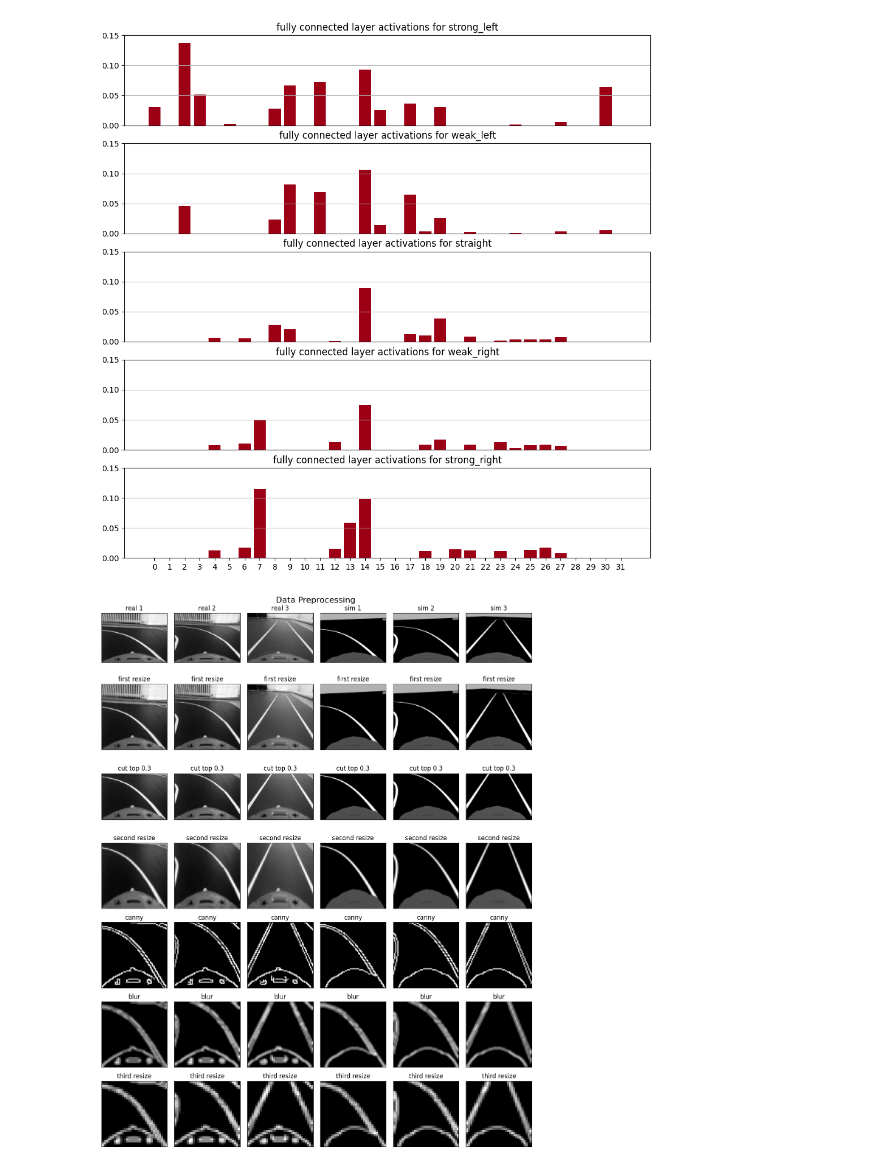
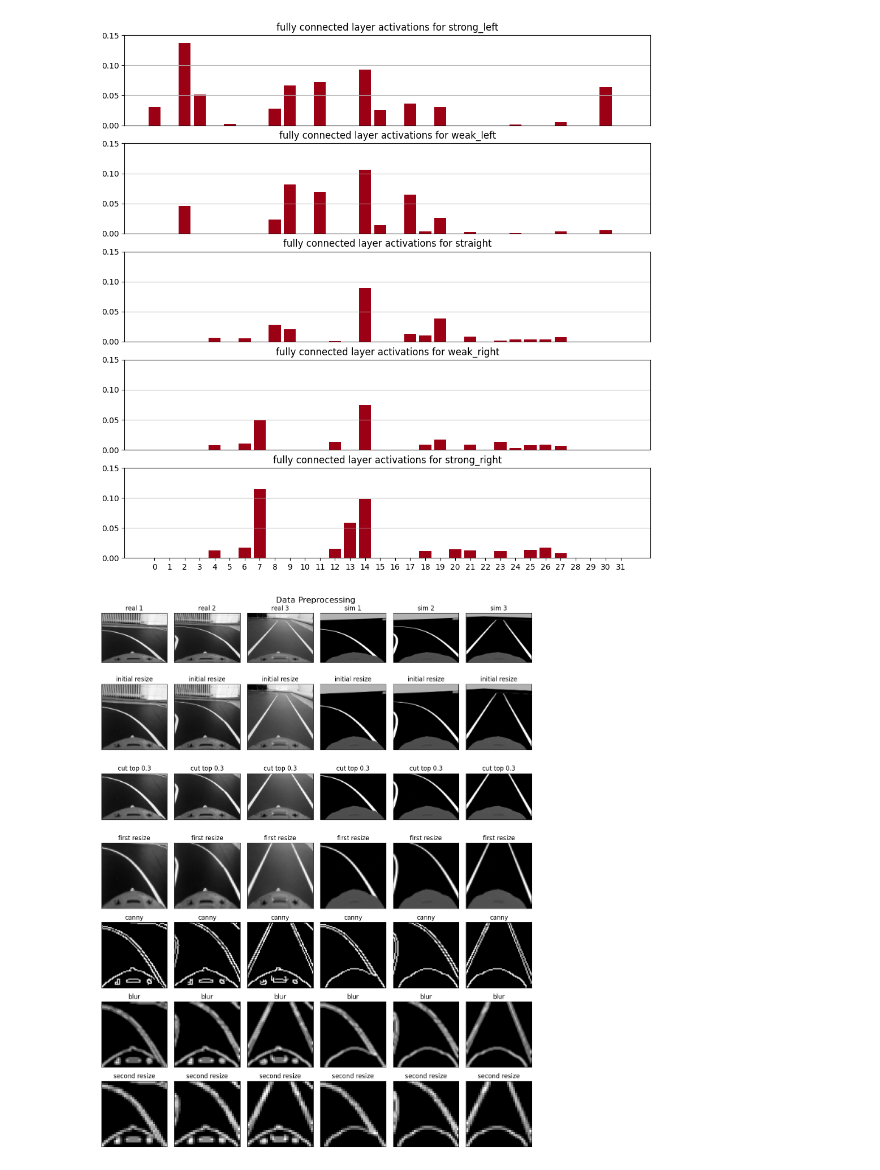
Before and after one commit to matgrand/bfmc_2022, a Jupyter notebook: thesis_images.ipynb, the cells around one changed output. Saved outputs shown, nothing was run; the diff lists cells and outputs as text; code cells hidden in the pictures.

```diff
--- a/thesis_images.ipynb
+++ b/thesis_images.ipynb
@@ -7,8 +7,8 @@ import matplotlib.pyplot as plt
 from class_and_functions_for_combinations import *
 
 
-def save_fig(name, fig):
-    fig.savefig(f'thesis_figures/{name}.eps', format='eps', dpi=10000)#, bbox_inches='tight')
+def save_fig(name, fig, dpi=2000):
+    fig.savefig(f'thesis_figures/{name}.eps', format='eps', dpi=dpi)#, bbox_inches='tight')
 
 #define standard matplotlib colors
 C1 = (155/255, 0/255 ,20/255)
@@ -709,7 +709,7 @@ for i, img in enumerate(imgs):
     ax[1,i].imshow(img, cmap='gray')
     ax[1,i].set_xticks([])
     ax[1,i].set_yticks([])
-    ax[1,i].set_title(f'first resize')
+    ax[1,i].set_title(f'initial resize')
     imgs[i] = img
 
 #CUT TOP PART
@@ -728,37 +728,40 @@ for i, img in enumerate(imgs):
     ax[3,i].imshow(img, cmap='gray')
     ax[3,i].set_xticks([])
     ax[3,i].set_yticks([])
-    ax[3,i].set_title(f'second resize')
+    ax[3,i].set_title(f'first resize')
     imgs[i] = img
 
 #CANNY
 for i, img in enumerate(imgs):
     img = cv.Canny(img, 100, 200)
     ax[4,i].imshow(img, cmap='gray')
     ax[4,i].set_xticks([])
     ax[4,i].set_yticks([])
     ax[4,i].set_title(f'canny')
     imgs[i] = img
 
 #BLUR
 for i, img in enumerate(imgs):
     img = cv.blur(img, (3,3), 0)
     ax[5,i].imshow(img, cmap='gray')
     ax[5,i].set_xticks([])
     ax[5,i].set_yticks([])
     ax[5,i].set_title(f'blur')
     imgs[i] = img
 
 #THIRD RESIZE
 for i, img in enumerate(imgs):
     img = cv.resize(img, (32, 32))
     ax[6,i].imshow(img, cmap='gray')
     ax[6,i].set_xticks([])
     ax[6,i].set_yticks([])
-    ax[6,i].set_title(f'third resize')
+    ax[6,i].set_title(f'second resize')
     imgs[i] = img
 
 plt.tight_layout()
 plt.show()
+
+#save fig
+save_fig('data_preprocessing', fig, dpi=300)
 # %% [output]
-[figure, old version]
+[figure, new version]
```
Also changed, not shown: parts of 1 cell of this notebook, 2 other files.
